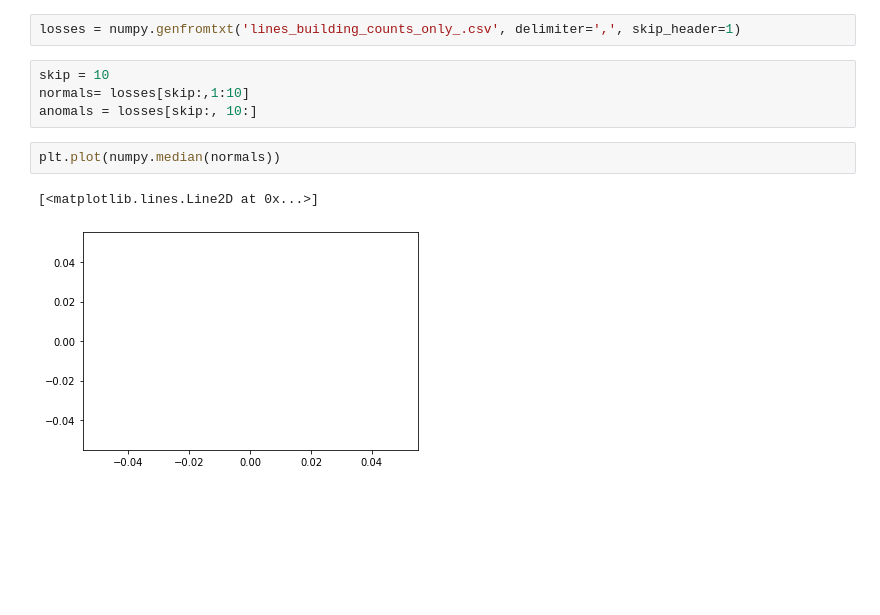
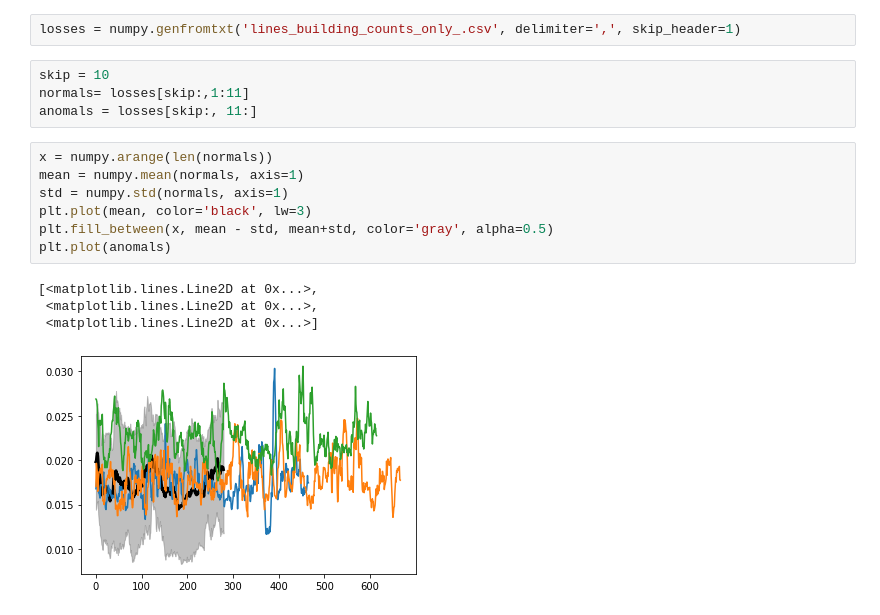
Before and after one commit to ivinokuri/generative-model, a Jupyter notebook: dtolpin/losses.ipynb, the cells around one changed output. Drawn from its saved outputs; the diff is of its cells as text; blank space fills up the shorter version.

```diff
--- a/dtolpin/losses.ipynb
+++ b/dtolpin/losses.ipynb
@@ -5,10 +5,17 @@ import matplotlib.pyplot as plt
 losses = numpy.genfromtxt('lines_building_counts_only_.csv', delimiter=',', skip_header=1)
 # %%
 skip = 10
-normals= losses[skip:,1:10]
-anomals = losses[skip:, 10:]
+normals= losses[skip:,1:11]
+anomals = losses[skip:, 11:]
 # %%
-plt.plot(numpy.median(normals))
+x = numpy.arange(len(normals))
+mean = numpy.mean(normals, axis=1)
+std = numpy.std(normals, axis=1)
+plt.plot(mean, color='black', lw=3)
+plt.fill_between(x, mean - std, mean+std, color='gray', alpha=0.5)
+plt.plot(anomals)
 # %% [output]
-[<matplotlib.lines.Line2D at 0x...>]
+[<matplotlib.lines.Line2D at 0x...>,
+ <matplotlib.lines.Line2D at 0x...>,
+ <matplotlib.lines.Line2D at 0x...>]
-[figure, old version]
+[figure, new version]
```
